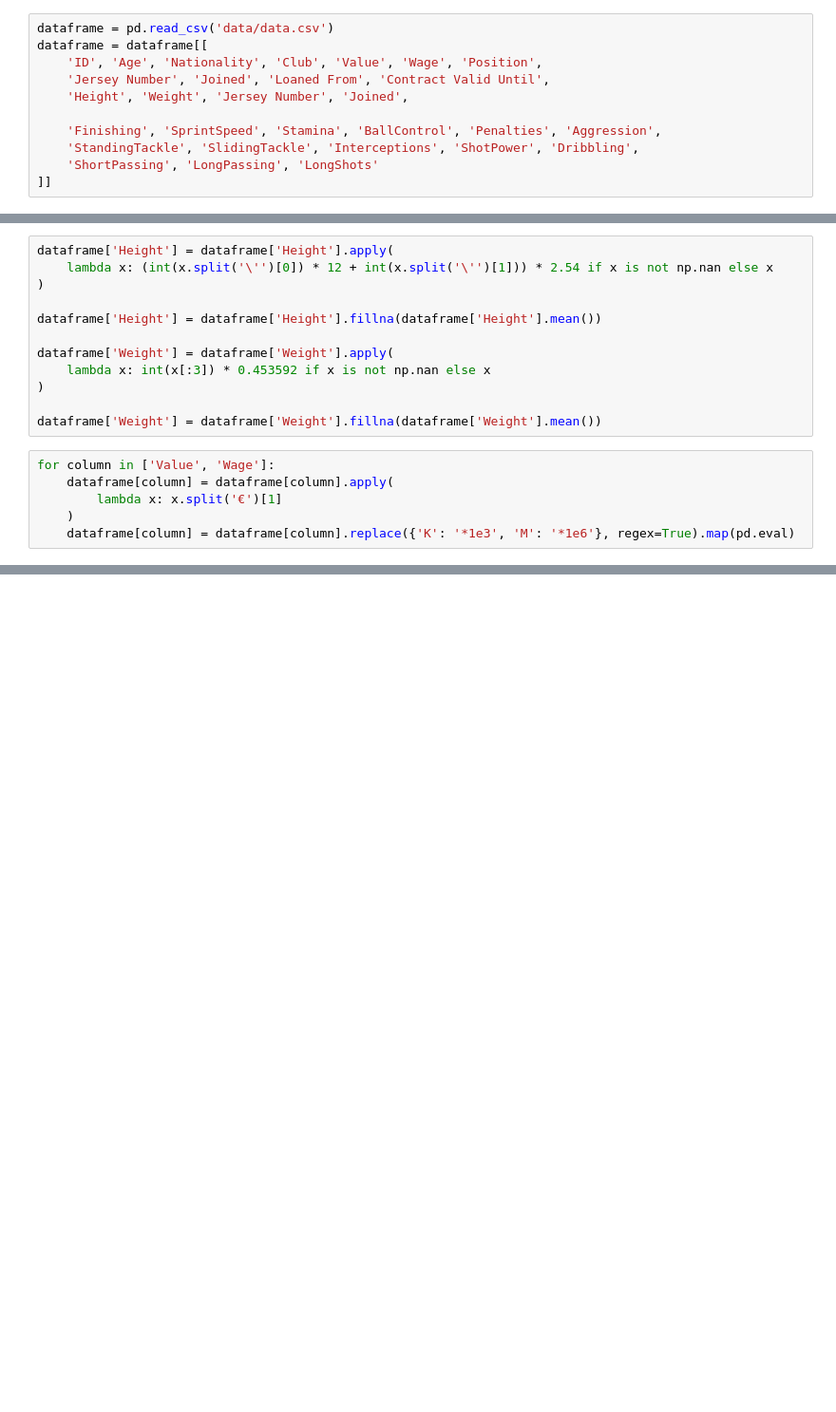
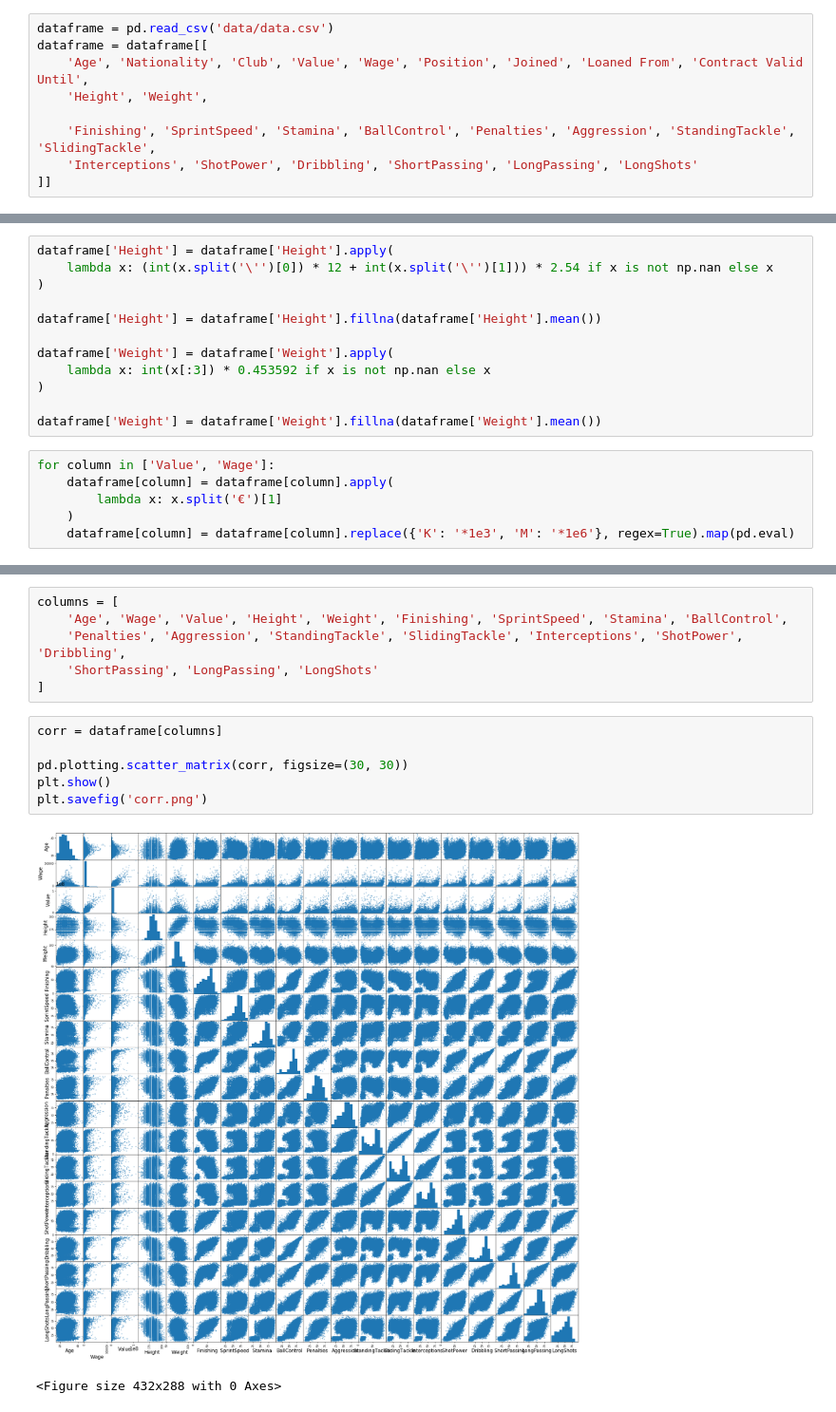
Before and after one commit to pdarulewski/intro_machine_learning_and_data_mining, a Jupyter notebook: project_1/project_1.ipynb, the cells around one changed output, grey strips where cells are left out. Shown at 95% size. Cells and saved outputs as stored; diff of their text form; blank space fills up the shorter version.

```diff
--- a/project_1/project_1.ipynb
+++ b/project_1/project_1.ipynb
@@ -4,13 +17,11 @@ import numpy as np
 # %%
 dataframe = pd.read_csv('data/data.csv')
 dataframe = dataframe[[
-    'ID', 'Age', 'Nationality', 'Club', 'Value', 'Wage', 'Position',
-    'Jersey Number', 'Joined', 'Loaned From', 'Contract Valid Until',
-    'Height', 'Weight', 'Jersey Number', 'Joined',
+    'Age', 'Nationality', 'Club', 'Value', 'Wage', 'Position', 'Joined', 'Loaned From', 'Contract Valid Until',
+    'Height', 'Weight',
 
-    'Finishing', 'SprintSpeed', 'Stamina', 'BallControl', 'Penalties', 'Aggression',
-    'StandingTackle', 'SlidingTackle', 'Interceptions', 'ShotPower', 'Dribbling',
-    'ShortPassing', 'LongPassing', 'LongShots'
+    'Finishing', 'SprintSpeed', 'Stamina', 'BallControl', 'Penalties', 'Aggression', 'StandingTackle', 'SlidingTackle',
+    'Interceptions', 'ShotPower', 'Dribbling', 'ShortPassing', 'LongPassing', 'LongShots'
 ]]
 # %%
 dataframe.info()
@@ -52,0 +76,15 @@ for column in ['Value', 'Wage']:
+# %%
+columns = [
+    'Age', 'Wage', 'Value', 'Height', 'Weight', 'Finishing', 'SprintSpeed', 'Stamina', 'BallControl',
+    'Penalties', 'Aggression', 'StandingTackle', 'SlidingTackle', 'Interceptions', 'ShotPower', 'Dribbling',
+    'ShortPassing', 'LongPassing', 'LongShots'
+]
+# %%
+corr = dataframe[columns]
+
+pd.plotting.scatter_matrix(corr, figsize=(30, 30))
+plt.show()
+plt.savefig('corr.png')
+# %% [output]
+[figure, added]
+<Figure size 432x288 with 0 Axes>
```
Also changed, not shown: parts of 16 cells of this notebook, 1 other file.
